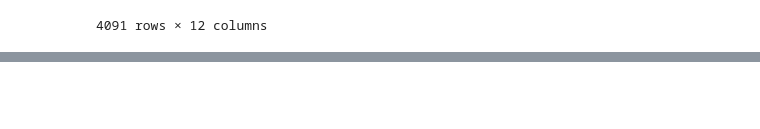
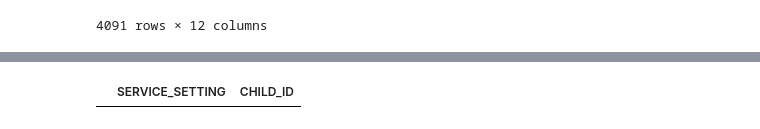
Before and after one commit to NSS-Data-Analytics-Cohort-8/teis_da8_1-dadboddenims, a Jupyter notebook: notebook/Partner2.ipynb, the cells around one changed output, grey strips where cells are left out. Saved outputs shown, nothing was run; the diff lists cells and outputs as text; code cells hidden in the pictures; blank space fills up the shorter version.

```diff
--- a/notebook/Partner2.ipynb
+++ b/notebook/Partner2.ipynb
@@ -174,0 +213,4 @@ sheet1[['Service Name', 'SERVICE DELIVERY']]
+# %%
+Ser_set[Ser_set['SERVICE_SETTING']== 'Community']
+# %% [output]
+|  | SERVICE_SETTING | CHILD_ID |
```
Also changed, not shown: parts of 7 cells of this notebook.
